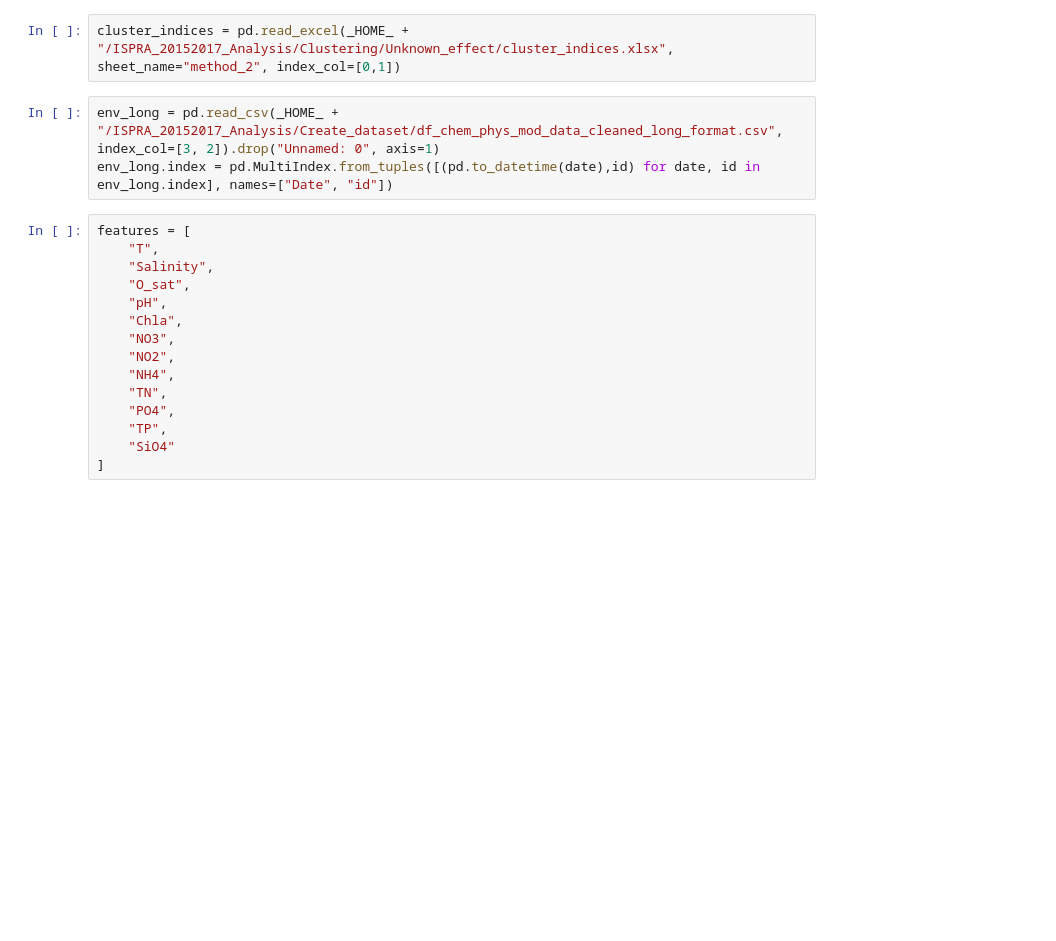
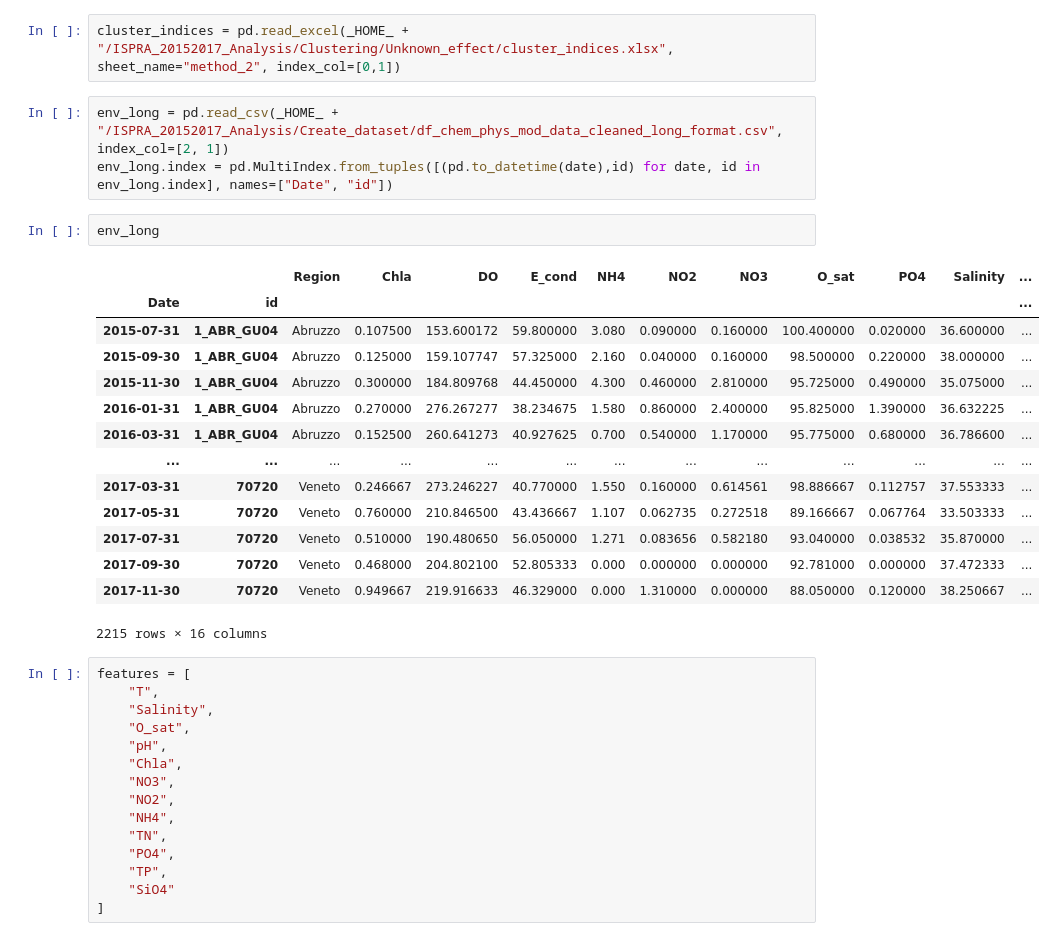
Before and after one commit to Alberto-Ghedin/ISPRA_20152017_Analysis, a Jupyter notebook: Clustering/Lin_disc_analysis.ipynb, the cells around one changed output. Drawn from its saved outputs; the diff is of its cells as text; blank space fills up the shorter version.

```diff
--- a/Clustering/Lin_disc_analysis.ipynb
+++ b/Clustering/Lin_disc_analysis.ipynb
@@ -10,8 +10,25 @@ _HOME_ = path.expanduser("~") + "/PHD"
 # %%
 cluster_indices = pd.read_excel(_HOME_ + "/ISPRA_20152017_Analysis/Clustering/Unknown_effect/cluster_indices.xlsx", sheet_name="method_2", index_col=[0,1])
 # %%
-env_long = pd.read_csv(_HOME_ + "/ISPRA_20152017_Analysis/Create_dataset/df_chem_phys_mod_data_cleaned_long_format.csv", index_col=[3, 2]).drop("Unnamed: 0", axis=1)
+env_long = pd.read_csv(_HOME_ + "/ISPRA_20152017_Analysis/Create_dataset/df_chem_phys_mod_data_cleaned_long_format.csv", index_col=[2, 1])
 env_long.index = pd.MultiIndex.from_tuples([(pd.to_datetime(date),id) for date, id in env_long.index], names=["Date", "id"])
+# %%
+env_long
+# %% [output]
+|  |  | Region | Chla | DO | E_cond | NH4 | NO2 | NO3 | O_sat | PO4 | Salinity | ... |
+| Date | id |  |  |  |  |  |  |  |  |  |  | ... |
+| 2015-07-31 | 1_ABR_GU04 | Abruzzo | 0.107500 | 153.600172 | 59.800000 | 3.080 | 0.090000 | 0.160000 | 100.400000 | 0.020000 | 36.600000 | ... |
+| 2015-09-30 | 1_ABR_GU04 | Abruzzo | 0.125000 | 159.107747 | 57.325000 | 2.160 | 0.040000 | 0.160000 | 98.500000 | 0.220000 | 38.000000 | ... |
+| 2015-11-30 | 1_ABR_GU04 | Abruzzo | 0.300000 | 184.809768 | 44.450000 | 4.300 | 0.460000 | 2.810000 | 95.725000 | 0.490000 | 35.075000 | ... |
+| 2016-01-31 | 1_ABR_GU04 | Abruzzo | 0.270000 | 276.267277 | 38.234675 | 1.580 | 0.860000 | 2.400000 | 95.825000 | 1.390000 | 36.632225 | ... |
+| 2016-03-31 | 1_ABR_GU04 | Abruzzo | 0.152500 | 260.641273 | 40.927625 | 0.700 | 0.540000 | 1.170000 | 95.775000 | 0.680000 | 36.786600 | ... |
+| ... | ... | ... | ... | ... | ... | ... | ... | ... | ... | ... | ... | ... |
+| 2017-03-31 | 70720 | Veneto | 0.246667 | 273.246227 | 40.770000 | 1.550 | 0.160000 | 0.614561 | 98.886667 | 0.112757 | 37.553333 | ... |
+| 2017-05-31 | 70720 | Veneto | 0.760000 | 210.846500 | 43.436667 | 1.107 | 0.062735 | 0.272518 | 89.166667 | 0.067764 | 33.503333 | ... |
+| 2017-07-31 | 70720 | Veneto | 0.510000 | 190.480650 | 56.050000 | 1.271 | 0.083656 | 0.582180 | 93.040000 | 0.038532 | 35.870000 | ... |
+| 2017-09-30 | 70720 | Veneto | 0.468000 | 204.802100 | 52.805333 | 0.000 | 0.000000 | 0.000000 | 92.781000 | 0.000000 | 37.472333 | ... |
+| 2017-11-30 | 70720 | Veneto | 0.949667 | 219.916633 | 46.329000 | 0.000 | 1.310000 | 0.000000 | 88.050000 | 0.120000 | 38.250667 | ... |
+2215 rows × 16 columns
 # %%
 features = [
     "T",
```
Also changed, not shown: parts of 4 cells of this notebook, 5 other files.
